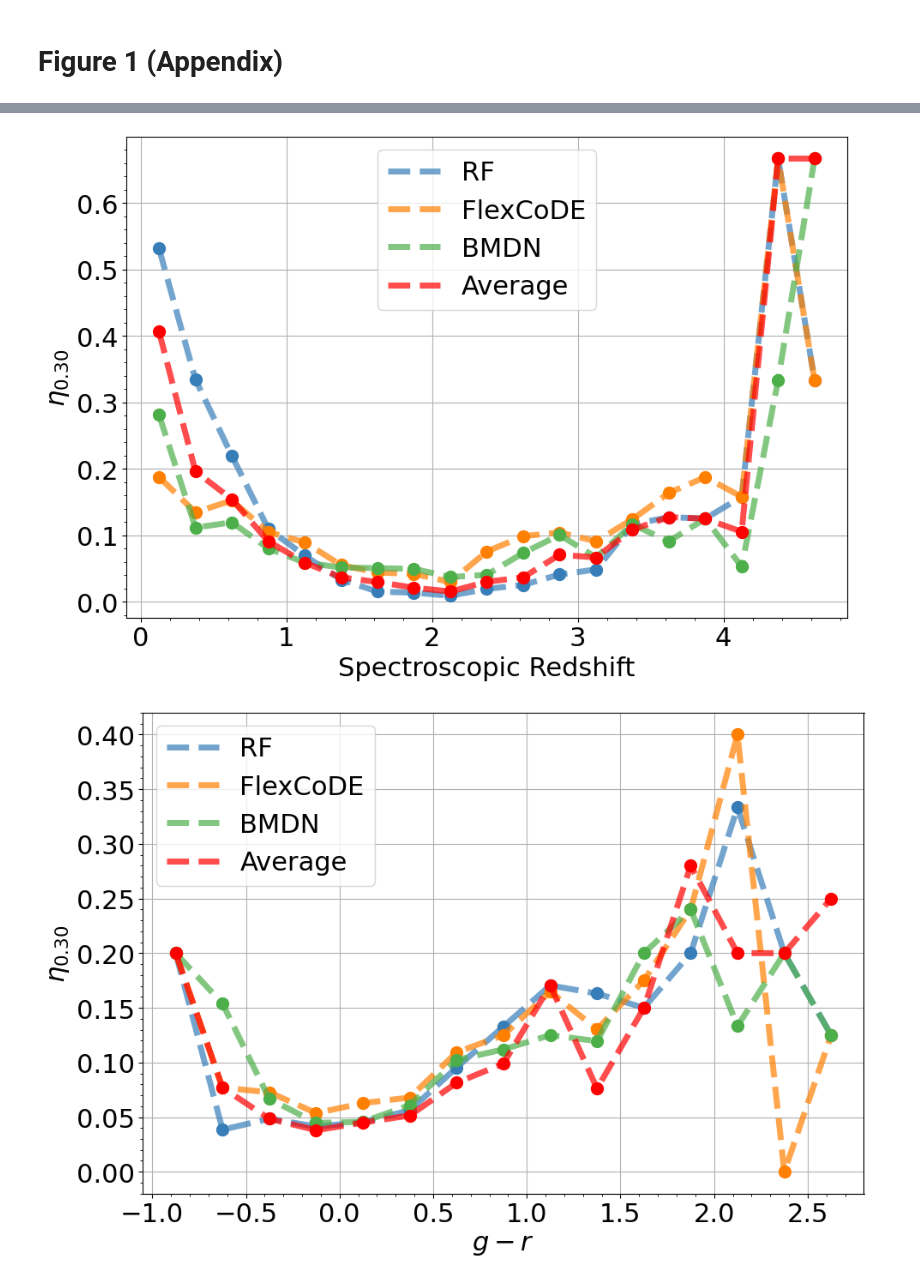
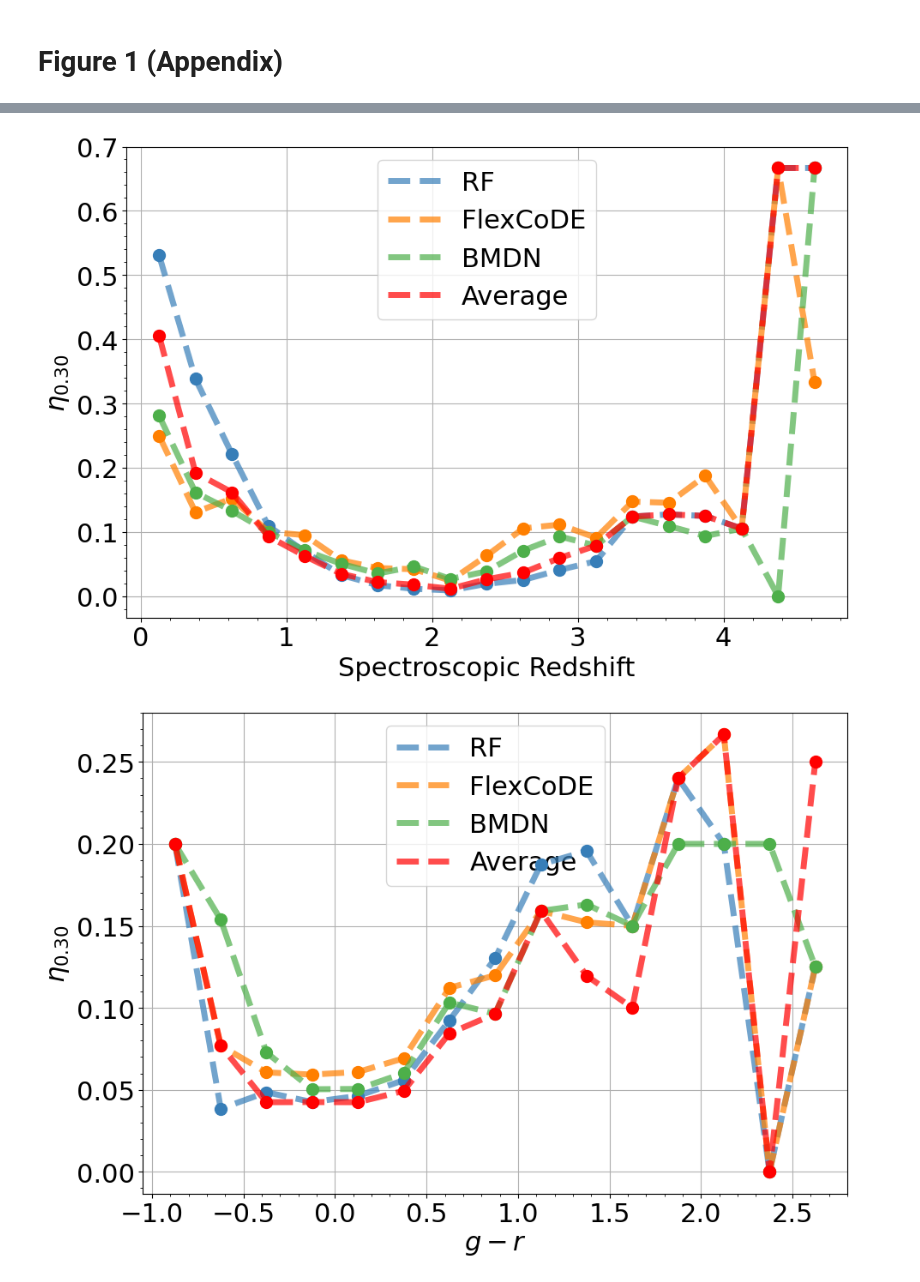
Before and after one commit to marixko/qucats_paper, a Jupyter notebook: codes/notebooks/paper_plots.ipynb, the cells around one changed output, grey strips where cells are left out. Cells and saved outputs as stored; diff of their text form; code cells hidden in the pictures.

```diff
--- a/codes/notebooks/paper_plots.ipynb
+++ b/codes/notebooks/paper_plots.ipynb
@@ -85,11 +77,3 @@ The PostScript backend does not support transparency; partially transparent arti
 [figure]
 # %% [markdown]
 # Figures 6 and 7
-# %%
-from utils.plots import plot_PDFs
-
-plt.rcParams.update({'axes.titlesize': 16, 'axes.labelsize': 14, 'axes.grid': True, 'axes.formatter.use_mathtext': True,
-                     'xtick.labelsize': 14, 'xtick.minor.visible': True, 'xtick.minor.size': 2,
-                     'xtick.minor.width': 0.6, 'xtick.major.size': 3.5, 'xtick.major.width': 0.8, 'ytick.labelsize': 14,
-                     'ytick.minor.visible': True, 'ytick.minor.size': 2, 'ytick.minor.width': 0.6,
-                     'ytick.major.size': 3.5, 'ytick.major.width': 0.8, 'legend.fontsize': 14})
@@ -135,11 +119,11 @@ The PostScript backend does not support transparency; partially transparent arti
 from utils.plots import metric_per_bin, create_bins
 # %%
 z_results = pd.DataFrame()
-test = pd.read_table(os.path.join(validation_path,"test.csv"), sep=",")
-z_results["z_rf"] = pd.read_csv(os.path.join(rf_path, "test_z_broad+GALEX+WISE+narrow+flags.csv")).z_pred
-z_results["z_bnn"] = pd.read_csv(os.path.join(bmdn_path, "crossval_model_dr4_BNWG_flag", "Results_DF.csv")).zphot
-z_results["z_flex"] = pd.read_csv(os.path.join(flex_path, "test_z_broad+GALEX+WISE+narrow+flags.csv")).z_flex_peak
-z_results["z_mean"] = (z_results["z_rf"]+z_results["z_bnn"]+z_results["z_flex"]) / 3
+test = pd.read_table(os.path.join(validation_path, "test.csv"), sep=",")
+z_results["z_rf"] = pd.read_csv(os.path.join(rf_path, "test_z_broad+GALEX+WISE+narrow.csv")).z_pred
+z_results["z_bmdn"] = pd.read_csv(os.path.join(bmdn_path, "crossval_model_dr4_BNWG_700e", "Results_DF.csv")).zphot
+z_results["z_flex"] = pd.read_csv(os.path.join(flex_path, "test_z_broad+GALEX+WISE+narrow.csv")).z_flex_peak
+z_results["z_mean"] = (z_results["z_rf"]+z_results["z_bmdn"]+z_results["z_flex"]) / 3
 
 z_results["Z"] = test.Z
 z_results["r_PStotal"] = test.r_PStotal
@@ -164,15 +148,15 @@ for metric in list_metric:
         bin_size = bins_r[1] - bins_r[0]
         half_bins = np.arange(bins_r[0] + bin_size/2, bins_r[-1] + bin_size/2, bin_size)
         output_rf = metric_per_bin(metric=metric, z=z_no99, itvs=itv_r, column="z_rf")
-        output_bnn = metric_per_bin(metric=metric, z=z_no99, itvs=itv_r, column="z_bnn")
+        output_bmdn = metric_per_bin(metric=metric, z=z_no99, itvs=itv_r, column="z_bmdn")
         output_flex = metric_per_bin(metric=metric, z=z_no99, itvs=itv_r, column="z_flex")
         output_mean = metric_per_bin(metric=metric, z=z_no99, itvs=itv_r, column="z_mean")
         key = metric.__name__+"_"+var
-        df_output[key] = pd.DataFrame([output_rf, output_bnn, output_flex, output_mean, half_bins])
+        df_output[key] = pd.DataFrame([output_rf, output_bmdn, output_flex, output_mean, half_bins])
         df_output[key] = df_output[key].T
-        df_output[key].columns = ["rf", "bnn", "flex", "mean", "bins"]
+        df_output[key].columns = ["rf", "bmdn", "flex", "mean", "bins"]
         df_output[key]["rf_norm"] = df_output[key]["rf"]
-        df_output[key]["bnn_norm"] = df_output[key]["bnn"]
+        df_output[key]["bmdn_norm"] = df_output[key]["bmdn"]
         df_output[key]["flex_norm"] = df_output[key]["flex"]
         fig, ax = plt.subplots(1, 1, figsize=(10,7))
         s = 100
@@ -180,8 +164,8 @@ for metric in list_metric:
         ax.plot(half_bins,df_output[key]["rf_norm"], '--', label="RF", linewidth=5, alpha=0.7, zorder=1000)
         ax.scatter(half_bins,df_output[key]["flex_norm"], s=s, zorder=1000)
         ax.plot(half_bins,df_output[key]["flex_norm"], '--', label="FlexCoDE", linewidth=5, alpha=0.7, zorder=1000)
-        ax.scatter(half_bins,df_output[key]["bnn_norm"], s=s, zorder=1000)
-        ax.plot(half_bins,df_output[key]["bnn_norm"], '--', label="BMDN", linewidth=5, alpha=0.7, zorder=1000)
+        ax.scatter(half_bins,df_output[key]["bmdn_norm"], s=s, zorder=1000)
+        ax.plot(half_bins,df_output[key]["bmdn_norm"], '--', label="BMDN", linewidth=5, alpha=0.7, zorder=1000)
         ax.scatter(half_bins,output_mean, s=s, zorder=1000, color="red")
         ax.plot(half_bins,output_mean, '--', label="Average", linewidth=5, alpha=0.7, zorder=1000, color="red")
 
@@ -232,2 +204,2 @@ The PostScript backend does not support transparency; partially transparent arti
-[figure, old version]
+[figure, new version]
-[figure, old version]
+[figure, new version]
```
Also changed, not shown: parts of 9 cells of this notebook, 5 other files.
